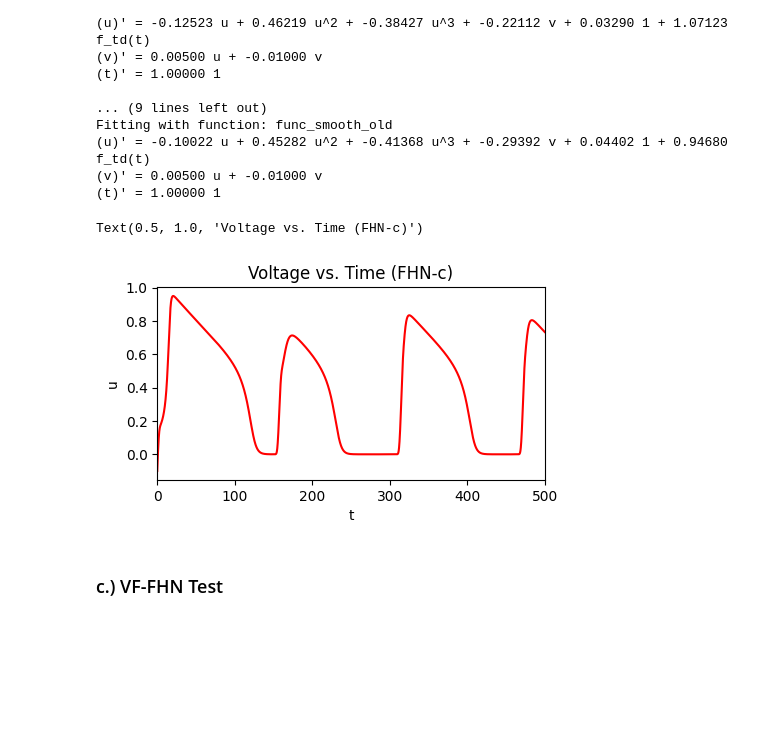
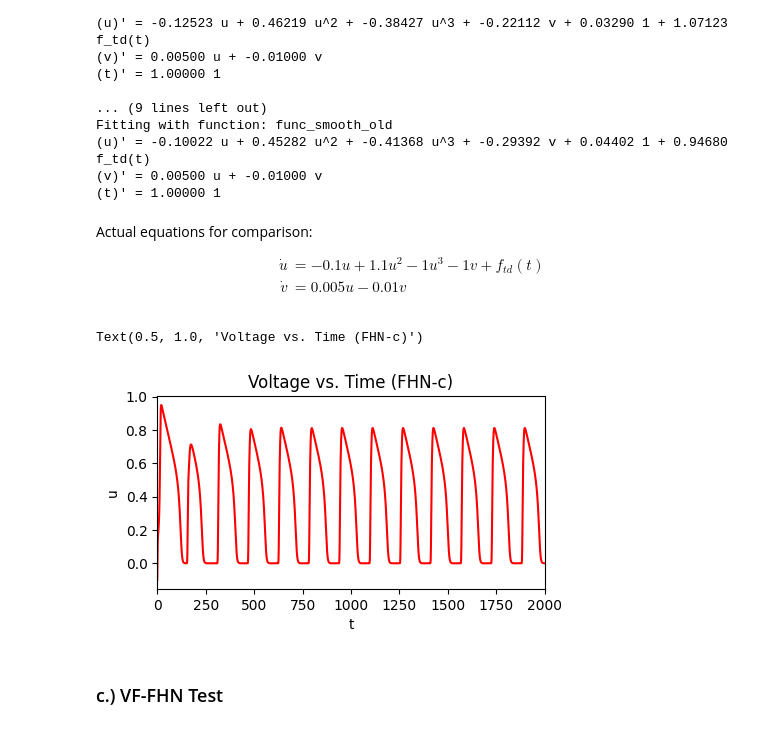
Before and after one commit to cswelch/SINDy-for-Cardiac-Electrophysiology, a Jupyter notebook: SINDy_non-autonomous_test.ipynb, the cells around one changed output. Cells and saved outputs as stored; diff of their text form; code cells hidden in the pictures; blank space fills up the shorter version.

Commit message:
Lengthened time range for FHN-c plot and duplicated exact equations for ease of comparison in 3a, b, and c.

```diff
--- a/SINDy_non-autonomous_test.ipynb
+++ b/SINDy_non-autonomous_test.ipynb
@@ -45,7 +45,7 @@ def logical_non_aut(t, period=155.0, dur=5.0, mag=0.12):
 # %%
 # Compare the forcing functions. Note that we can't actually use the exponential since it will encounter overflow for the peak tightness
 # that we need; instead, take part of the Taylor series, then throw out the terms we don't need while still maintaing a representative shape.
-t = np.arange(0,400,0.01)
+t = np.arange(150,170,0.01)
 plt.plot(t, smooth_non_aut_old(t), color = 'blue', label='Exponential sine')
 plt.plot(t, smooth_non_aut(t), color='orange', label='Sine (4th power)')
 plt.plot(t, logical_non_aut(t), color='green', label='Step function')
@@ -525,17 +525,24 @@ Fitting with function: func_smooth_old
 (u)' = -0.10022 u + 0.45282 u^2 + -0.41368 u^3 + -0.29392 v + 0.04402 1 + 0.94680 f_td(t)
 (v)' = 0.00500 u + -0.01000 v
 (t)' = 1.00000 1
+# %% [markdown]
+Actual equations for comparison:
+
+\begin{align}
+    \dot{u} &= - 0.1 u + 1.1 u^2 - 1 u^3 - 1 v + f_{td}(t) \\
+    \dot{v} &= 0.005 u - 0.01v \\
+\end{align}
 # %%
 # Make sure voltage plots look correct.
 plt.figure(figsize=(5, 2.5))
 plt.plot(cur_gen_library_b.states_fhn_td[:, 2], cur_gen_library_b.states_fhn_td[:, 0], label='u vs. t', color='red')
-plt.xlim(0, 500)
+plt.xlim(0, 2000)
 plt.xlabel('t')
 plt.ylabel('u')
 plt.title('Voltage vs. Time (FHN-c)')
 # %% [output]
 Text(0.5, 1.0, 'Voltage vs. Time (FHN-c)')
-[figure, old version]
+[figure, new version]
 # %% [markdown]
 ### c.) VF-FHN Test
 # %%
```
Also changed, not shown: parts of 7 cells of this notebook, 1 other file.
